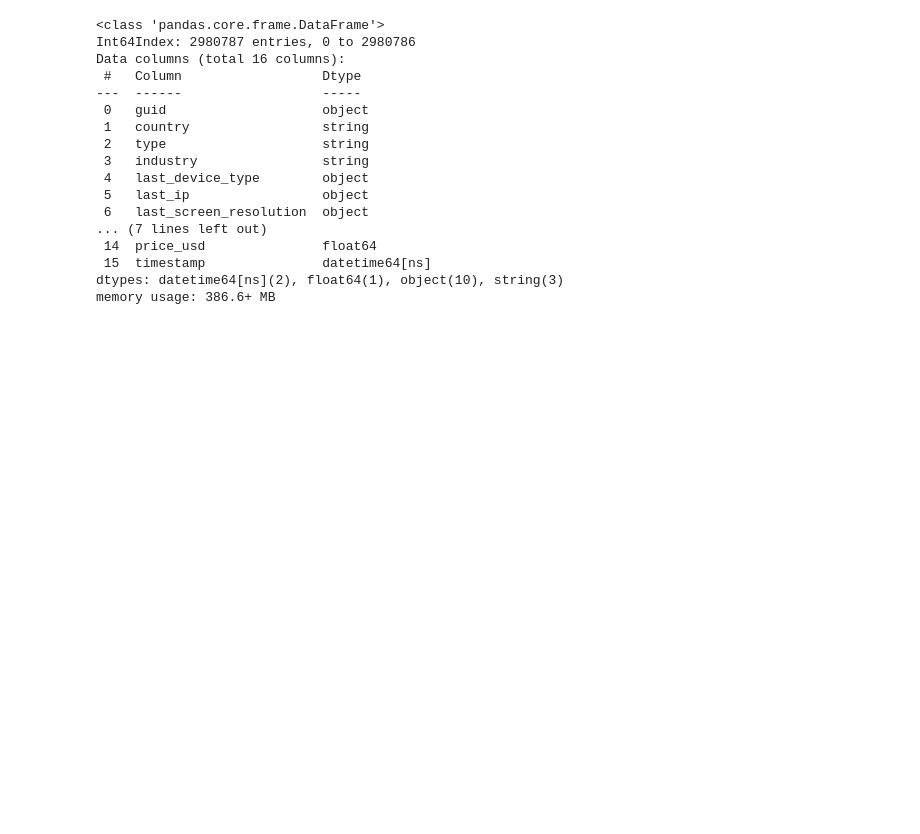
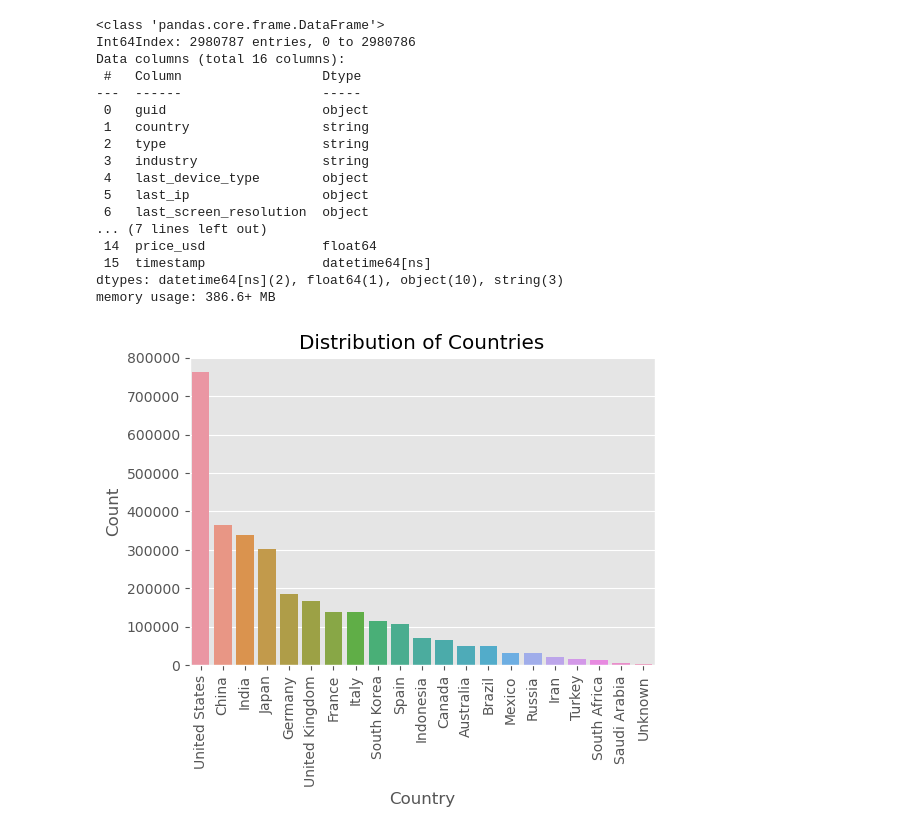
Before and after one commit to Eran-Holzman/E-Commerce-success, a Jupyter notebook: E_commerce project.ipynb, the cells around one changed output. Saved outputs shown, nothing was run; the diff lists cells and outputs as text; code cells hidden in the pictures; blank space fills up the shorter version.

```diff
--- a/E_commerce project.ipynb
+++ b/E_commerce project.ipynb
@@ -196,3 +196,15 @@ dtypes: datetime64[ns](2), float64(1), object(10), string(3)
 memory usage: 386.6+ MB
 # %%
 merged_df.drop(['site_guid','last_browser','last_device_type','last_ip','last_screen_resolution','last_os'],axis=1,inplace=True)
+# %%
+# Bar plot of country distribution
+country_counts = merged_df['country'].value_counts()
+plt.figure(figsize=(6, 4))
+sns.barplot(x=country_counts.index, y=country_counts.values)
+plt.xlabel('Country')
+plt.ylabel('Count')
+plt.title('Distribution of Countries')
+plt.xticks(rotation=90)
+plt.show()
+# %% [output]
+[figure, added]
```
Also changed, not shown: parts of 3 cells of this notebook.
